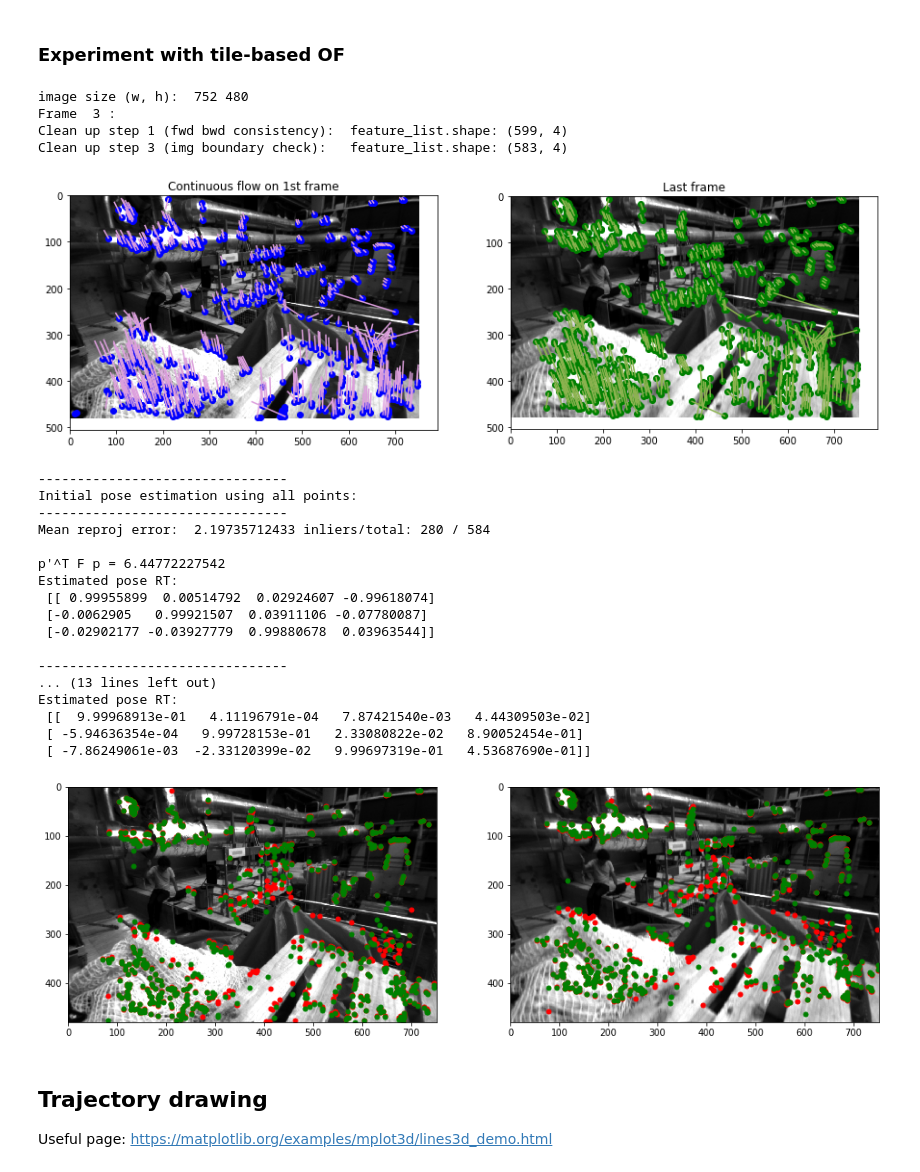
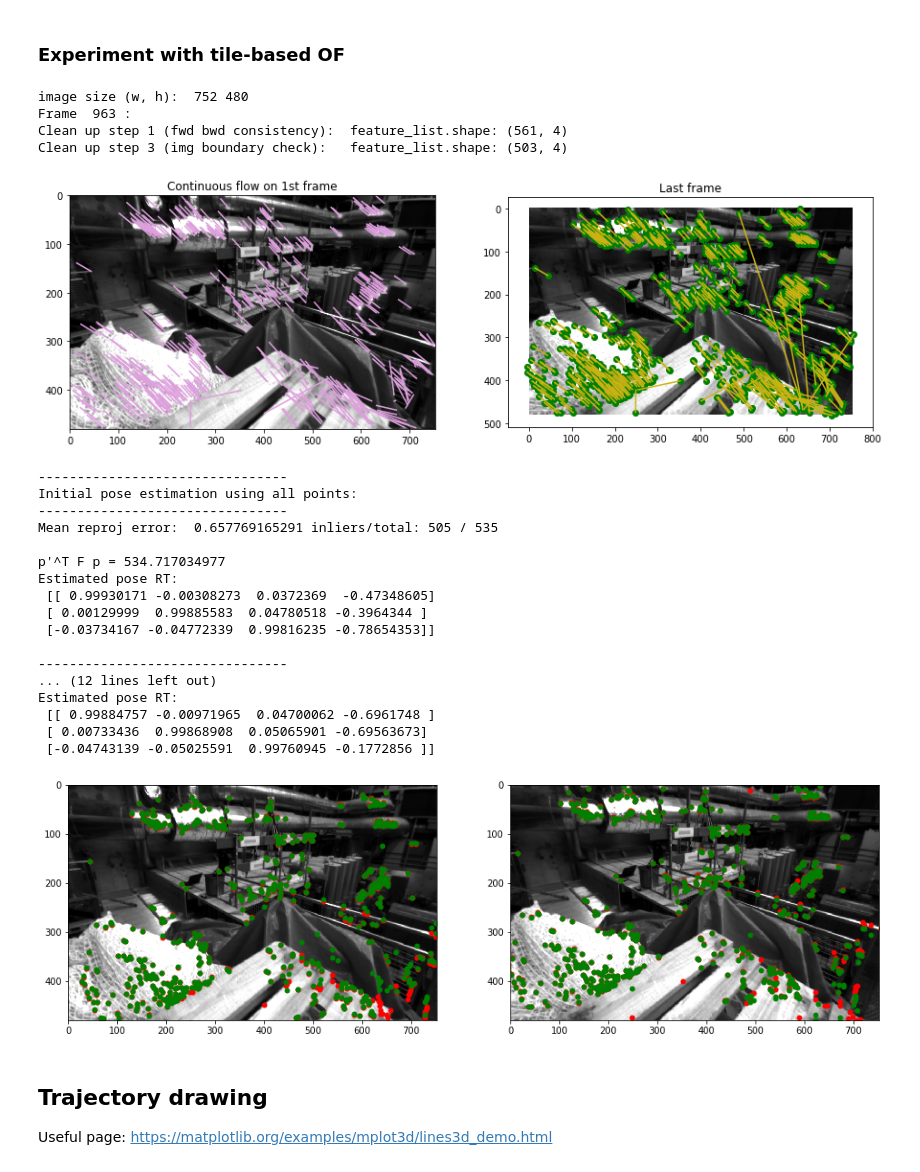
Before and after one commit to jinchenglee/EuRoC_MAV_dataset_tools, a Jupyter notebook: KLT_Monocular_VO.ipynb, the cells around one changed output. Saved outputs shown, nothing was run; the diff lists cells and outputs as text; code cells hidden in the pictures.

Commit message:
Fixed a bug in tile-based OF 8-pt algo that first frame might not be frame 0.

```diff
--- a/KLT_Monocular_VO.ipynb
+++ b/KLT_Monocular_VO.ipynb
@@ -872,7 +872,7 @@ tile_size = 200
 # List of camera data
 cam0_img_list = np.sort(glob.glob(basedir+'mav0/cam0/data/*.png'))
 
-START_FRAME = 0
+START_FRAME = 960
 STEP = 3
 
 # No of frames to process - !!!process only two frames!!!, last digit is the gap
@@ -913,7 +913,7 @@ for fr in frame_range:
     cam0 = cv2.remap(cam0_ori, mapx, mapy, cv2.INTER_LINEAR, cv2.BORDER_TRANSPARENT, 0)
 
     # First frame, mark feature
-    if fr==0:
+    if fr==frame_range[0]:
 
         (cam0_height, cam0_width) = cam0.shape
         print("image size (w, h): ", cam0_width, cam0_height)
@@ -921,7 +921,7 @@ for fr in frame_range:
         # Split image into tile_size to find features
         p0 = of.OF_TileFindFeature(cam0, tile_size, of.feature_params)
         #DEBUG print(p0.shape, p0)
-        plt.scatter(p0[:,:,0], p0[:,:,1], marker='o', color='b')
+        #plt.scatter(p0[:,:,0], p0[:,:,1], marker='o', color='b')
 
     # Optical flow tracking
     else:
@@ -1048,55 +1048,55 @@ for i in range(RANSAC_TIMES):
     img_pts[::2,:] = rand_pts_c[:,:-1]
     img_pts[1::2,:]= rand_pts_p[:,:-1]
     img_pts = img_pts.reshape(-1,2,2)
 
     # Estimate RT matrix from E
     RT = estimate_RT_from_E(E, img_pts, K)
 
     # Reproj erorr
     err, inliers_cnt = eval_RT_thresh(RT, img_pts_all, K)
 
     #print("Mean reproj error: ", err, "Inlier=", inliers_cnt)
     if err < min_err and (inliers_cnt/img_pts_all.shape[0])>INLIER_RATIO_THRESH:
         print("Mean reproj error: ", err, "Inlier/total=", inliers_cnt, "/", img_pts_all.shape[0])
 
         min_err = err.copy()
         min_F = F
         min_RT = RT
 
 
 print("\nAfter 8pt algorithm RANSAC pose estimation:")
 
 pFp = [pts_p[i].dot(min_F.dot(pts_c[i]))
             for i in range(pts_c.shape[0])]
 print("p'^T F p =", np.abs(pFp).max())
 print("Fundamental Matrix from normalized 8-point algorithm:\n", min_F)
 print("Estimated pose RT:\n", min_RT)
 # Plotting the remapped points according to epipolar lines
 plot_points_on_images(pts_c, pts_p, frame_c, frame_p, min_F)
 # %% [output]
 image size (w, h):  752 480
-Frame  3 :
-Clean up step 1 (fwd bwd consistency):  feature_list.shape: (599, 4)
-Clean up step 3 (img boundary check):   feature_list.shape: (583, 4)
+Frame  963 :
+Clean up step 1 (fwd bwd consistency):  feature_list.shape: (561, 4)
+Clean up step 3 (img boundary check):   feature_list.shape: (503, 4)
-[figure, old version]
+[figure, new version]
 --------------------------------
 Initial pose estimation using all points:
 --------------------------------
-Mean reproj error:  2.19735712433 inliers/total: 280 / 584
+Mean reproj error:  0.657769165291 inliers/total: 505 / 535
 
-p'^T F p = 6.44772227542
+p'^T F p = 534.717034977
 Estimated pose RT:
- [[ 0.99955899  0.00514792  0.02924607 -0.99618074]
- [-0.0062905   0.99921507  0.03911106 -0.07780087]
- [-0.02902177 -0.03927779  0.99880678  0.03963544]]
+ [[ 0.99930171 -0.00308273  0.0372369  -0.47348605]
+ [ 0.00129999  0.99885583  0.04780518 -0.3964344 ]
+ [-0.03734167 -0.04772339  0.99816235 -0.78654353]]
 
 --------------------------------
-... (13 lines left out)
+... (12 lines left out)
 Estimated pose RT:
- [[  9.99968913e-01   4.11196791e-04   7.87421540e-03   4.44309503e-02]
- [ -5.94636354e-04   9.99728153e-01   2.33080822e-02   8.90052454e-01]
- [ -7.86249061e-03  -2.33120399e-02   9.99697319e-01   4.53687690e-01]]
+ [[ 0.99884757 -0.00971965  0.04700062 -0.6961748 ]
+ [ 0.00733436  0.99868908  0.05065901 -0.69563673]
+ [-0.04743139 -0.05025591  0.99760945 -0.1772856 ]]
-[figure, old version]
+[figure, new version]
 # %% [markdown]
 ## Trajectory drawing
 
```
